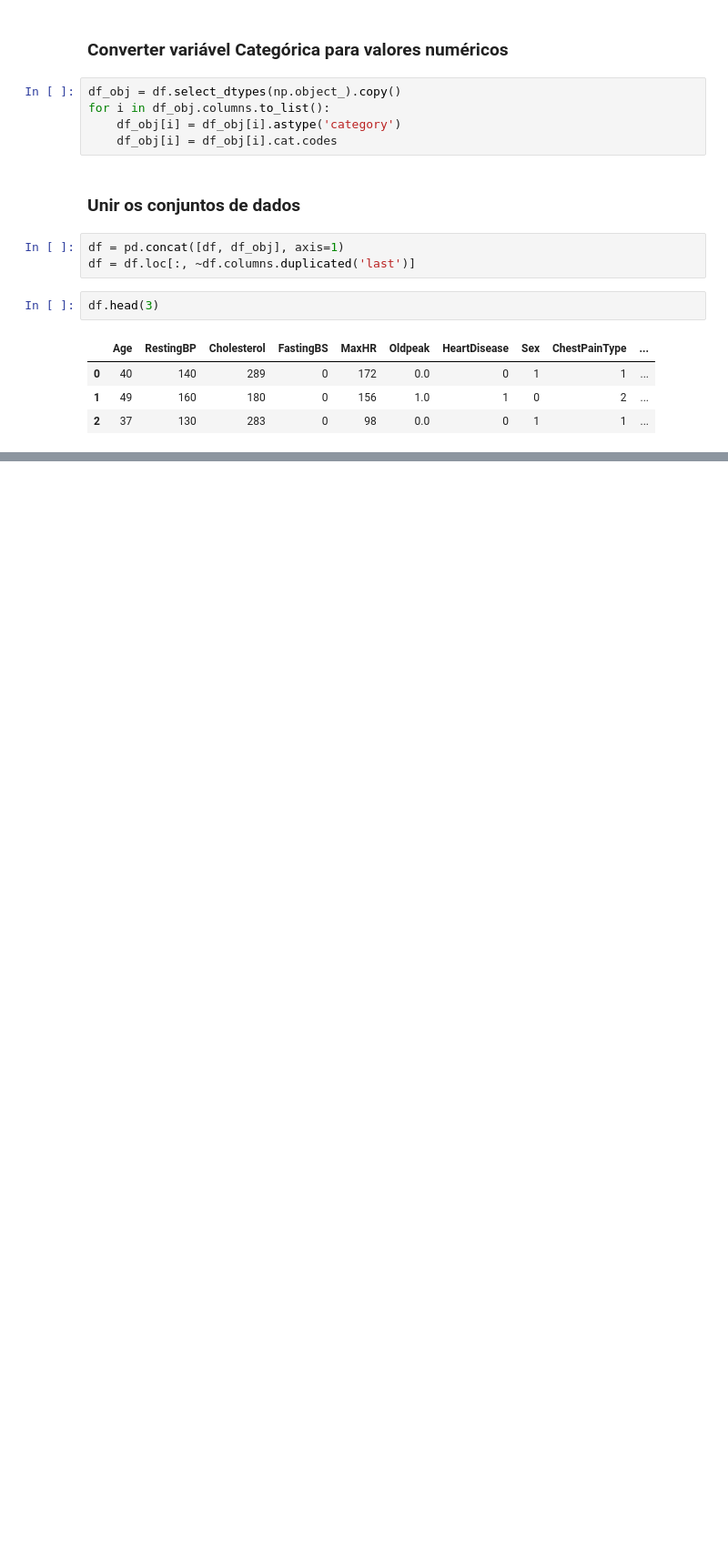
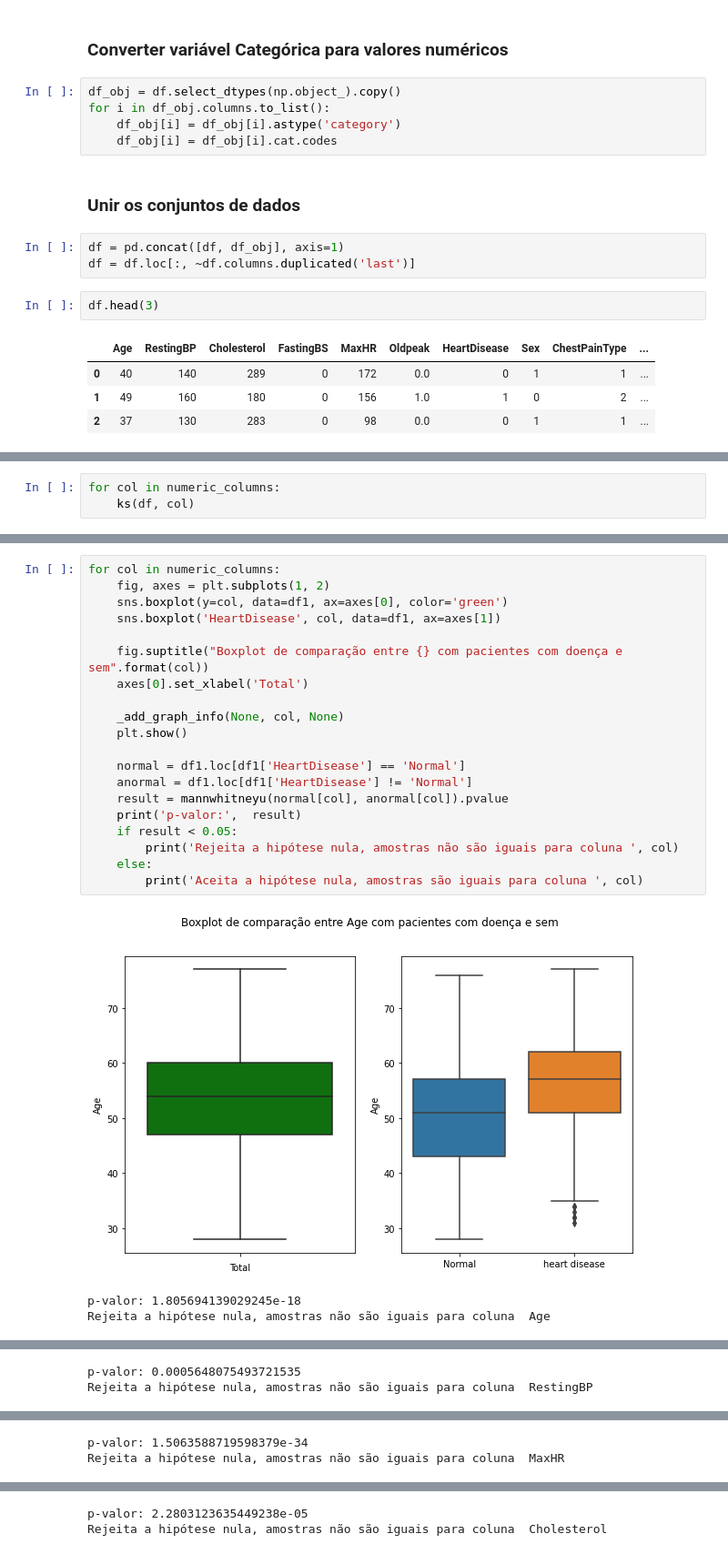
Before and after one commit to JPMorgado/tcc_puc, a Jupyter notebook: ParadaCardiovascular.ipynb, the cells around one changed output, grey strips where cells are left out. Shown at 91% size. Saved outputs shown, nothing was run; the diff lists cells and outputs as text; blank space fills up the shorter version.

```diff
--- a/ParadaCardiovascular.ipynb
+++ b/ParadaCardiovascular.ipynb
@@ -41,0 +143,3 @@ df.head(3)
+# %%
+for col in numeric_columns:
+    ks(df, col)
@@ -41,0 +159,24 @@ df.head(3)
+# %%
+for col in numeric_columns:
+    fig, axes = plt.subplots(1, 2)
+    sns.boxplot(y=col, data=df1, ax=axes[0], color='green')
+    sns.boxplot('HeartDisease', col, data=df1, ax=axes[1])
+
+    fig.suptitle("Boxplot de comparação entre {} com pacientes com doença e sem".format(col))
+    axes[0].set_xlabel('Total')
+
+    _add_graph_info(None, col, None)
+    plt.show()
+
+    normal = df1.loc[df1['HeartDisease'] == 'Normal']
+    anormal = df1.loc[df1['HeartDisease'] != 'Normal']
+    result = mannwhitneyu(normal[col], anormal[col]).pvalue
+    print('p-valor:',  result)
+    if result < 0.05:
+        print('Rejeita a hipótese nula, amostras não são iguais para coluna ', col)
+    else:
+        print('Aceita a hipótese nula, amostras são iguais para coluna ', col)
+# %% [output]
+[figure, added]
+p-valor: 1.805694139029245e-18
+Rejeita a hipótese nula, amostras não são iguais para coluna  Age
@@ -41,0 +184,2 @@ df.head(3)
+p-valor: 0.0005648075493721535
+Rejeita a hipótese nula, amostras não são iguais para coluna  RestingBP
@@ -41,0 +187,2 @@ df.head(3)
+p-valor: 1.5063588719598379e-34
+Rejeita a hipótese nula, amostras não são iguais para coluna  MaxHR
@@ -41,0 +190,2 @@ df.head(3)
+p-valor: 2.2803123635449238e-05
+Rejeita a hipótese nula, amostras não são iguais para coluna  Cholesterol
```
Also changed, not shown: parts of 33 cells of this notebook.
